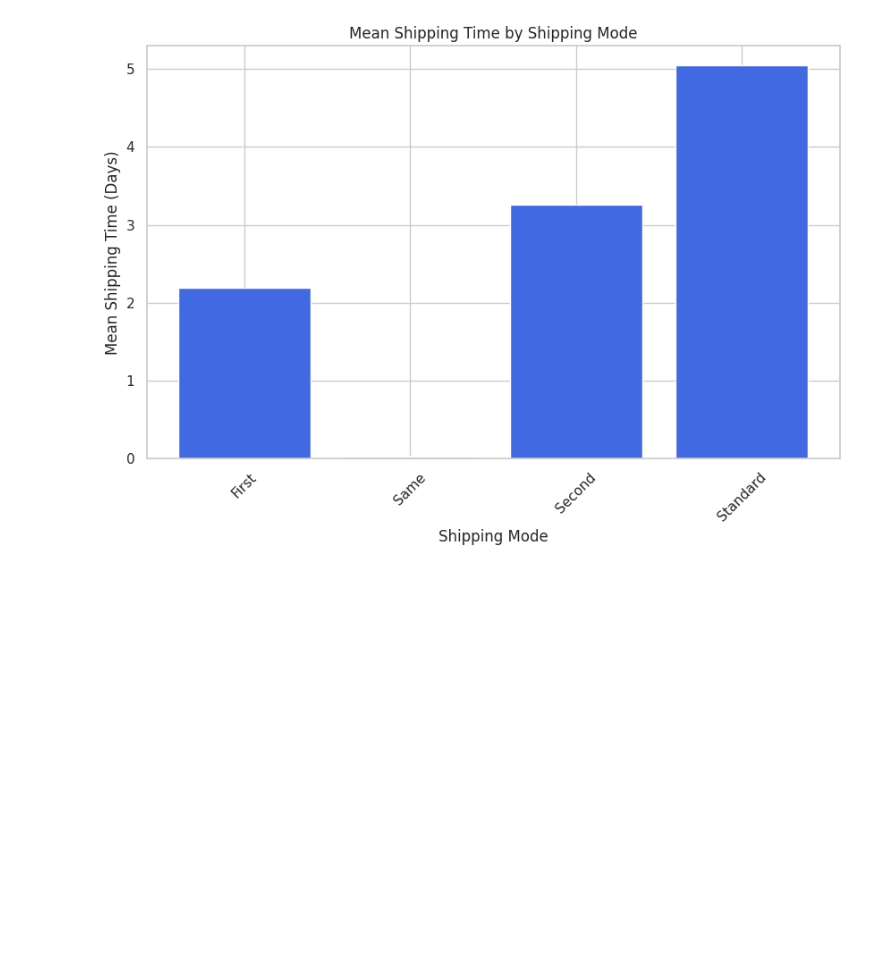
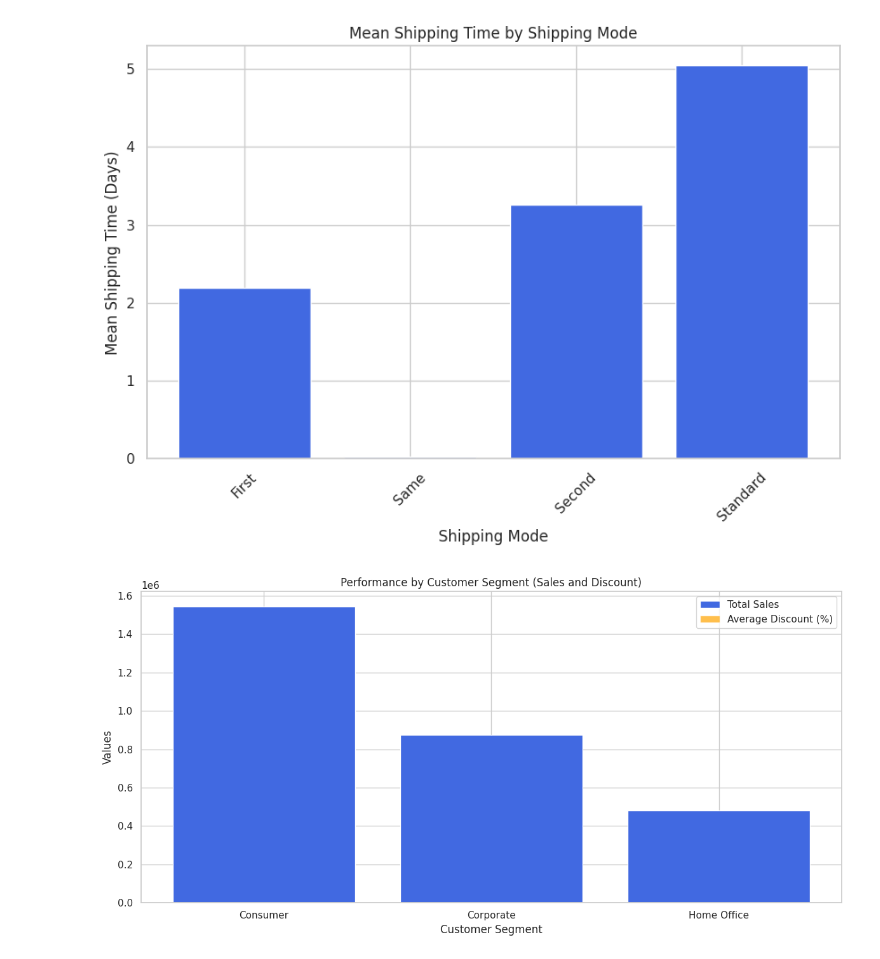
Before and after one commit to mithun-mith/Superstore_charts-, a Jupyter notebook: Superstore_charts.ipynb, the cells around one changed output. Drawn from its saved outputs; the diff is of its cells as text; code cells hidden in the pictures; blank space fills up the shorter version.

```diff
--- a/Superstore_charts.ipynb
+++ b/Superstore_charts.ipynb
@@ -408,3 +408,29 @@ plt.xticks(rotation=45)
 plt.show()
 # %% [output]
 [figure]
+# %%
+import pandas as pd
+import matplotlib.pyplot as plt
+
+# Group the data by 'Segment' and calculate total sales and average discount
+segment_performance = df.groupby('Segment').agg({'Sales': 'sum', 'Discount': 'mean'}).reset_index()
+
+# Create a bar chart
+plt.figure(figsize=(12, 6))
+
+# Plot total sales
+plt.bar(segment_performance['Segment'], segment_performance['Sales'], color='royalblue', label='Total Sales')
+
+# Plot average discount (you can adjust the scale if needed)
+plt.bar(segment_performance['Segment'], segment_performance['Discount'] * 100, color='orange', alpha=0.7, label='Average Discount (%)')
+
+plt.xlabel('Customer Segment')
+plt.ylabel('Values')
+plt.title('Performance by Customer Segment (Sales and Discount)')
+plt.xticks(rotation=0)
+plt.legend()
+
+plt.tight_layout()
+plt.show()
+# %% [output]
+[figure, added]
```
Also changed, not shown: parts of 9 cells of this notebook.
